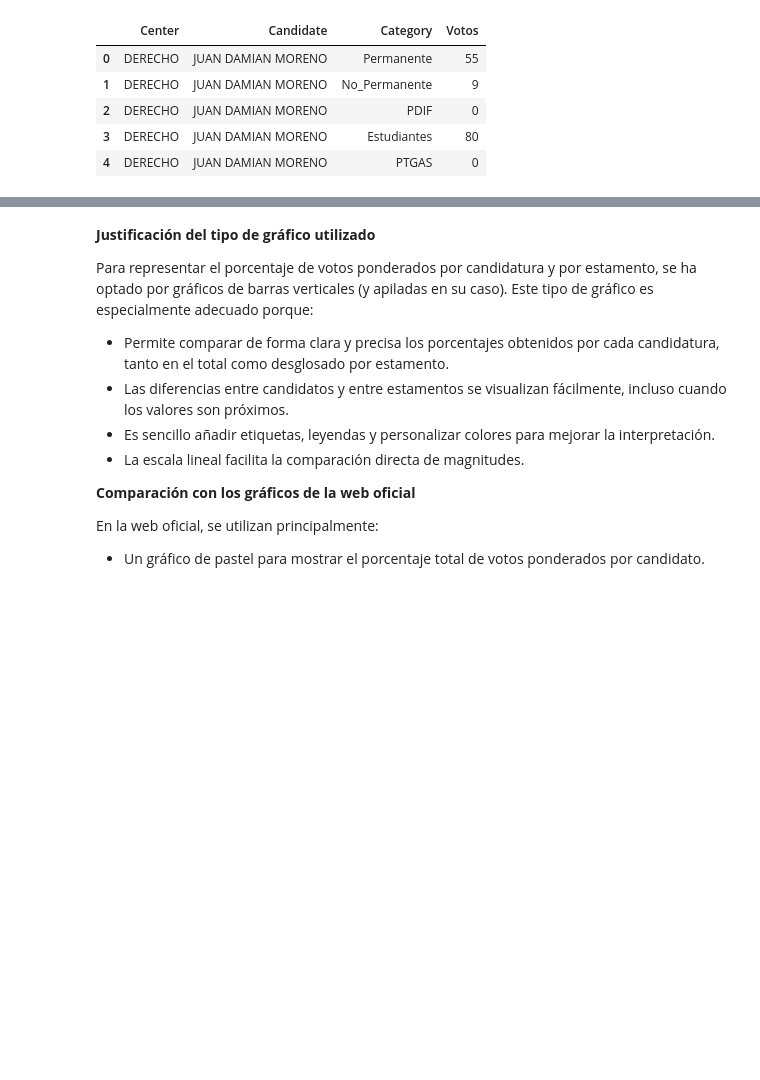
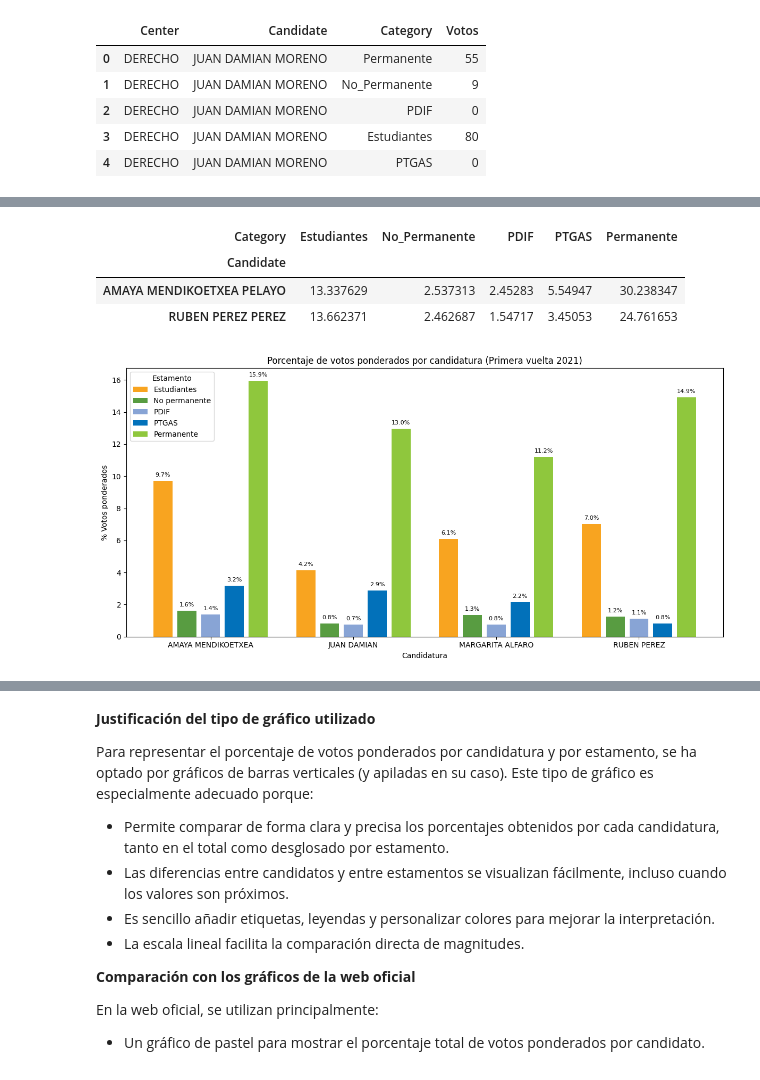
Before and after one commit to gabrieladamasuam/VD_G7312_P04, a Jupyter notebook: Parte1_Elecciones_UAM.ipynb, the cells around one changed output, grey strips where cells are left out. Saved outputs shown, nothing was run; the diff lists cells and outputs as text; code cells hidden in the pictures; blank space fills up the shorter version.

Commit message:
parte 1 sin justificaciones

```diff
--- a/Parte1_Elecciones_UAM.ipynb
+++ b/Parte1_Elecciones_UAM.ipynb
@@ -253 +199,54 @@ graficar_barras_separadas(ponderados_v1, 'Porcentaje de votos ponderados por can
+# %%
+votos_pond_v2
+# %% [output]
+| Category | Estudiantes | No_Permanente | PDIF | PTGAS | Permanente |
+| Candidate |  |  |  |  |  |
+| AMAYA MENDIKOETXEA PELAYO | 13.337629 | 2.537313 | 2.45283 | 5.54947 | 30.238347 |
+| RUBEN PEREZ PEREZ | 13.662371 | 2.462687 | 1.54717 | 3.45053 | 24.761653 |
+# %%
+# Función para extraer nombre y primer apellido
+def extraer_nombre_apellido(nombre_completo):
+    partes = nombre_completo.split()
+    if len(partes) >= 2:
+        return f"{partes[0]} {partes[1]}"
+    return nombre_completo
+
+# Función para graficar votos ponderados por candidatura
+def graficar_barras_separadas(df: pd.DataFrame, titulo: str):
+    df_graf = df.copy()
+
+    df_graf.index = [extraer_nombre_apellido(nombre) for nombre in df_graf.index]
+    categorias = df_graf.columns
+    candidatos = df_graf.index
+    n_categorias = len(categorias)
+    n_candidatos = len(candidatos)
+    ancho_grupo = n_categorias + 1
+
+    x = np.arange(n_candidatos * ancho_grupo)
+    fig, ax = plt.subplots(figsize=(12, 6))
+    for i, categoria in enumerate(categorias):
+        posiciones = x[i::ancho_grupo]
+        ax.bar(
+            posiciones,
+            df_graf[categoria],
+            width=0.8,
+            label=get_nombre(categoria),
+            color=get_color(categoria)
+        )
+        for pos, valor in zip(posiciones, df_graf[categoria]):
+            if not np.isnan(valor) and valor > 0:
+                ax.text(pos, valor + 0.2, f'{valor:.1f}%', ha='center', va='bottom', fontsize=8)
+    posiciones_candidatos = x[::ancho_grupo] + (n_categorias - 1) / 2
+    ax.set_xticks(posiciones_candidatos)
+    ax.set_xticklabels(candidatos, rotation=0)
+    ax.set_xlabel('Candidatura')
+    ax.set_ylabel('% Votos ponderados')
+    ax.set_title(titulo)
+    ax.legend(title='Estamento')
+    plt.tight_layout()
+    plt.show()
+
+graficar_barras_separadas(votos_pond_v1, 'Porcentaje de votos ponderados por candidatura (Primera vuelta 2021)')
+# %% [output]
+[figure, added]
 # %%
```
Also changed, not shown: parts of 22 cells of this notebook, 2 other files.
